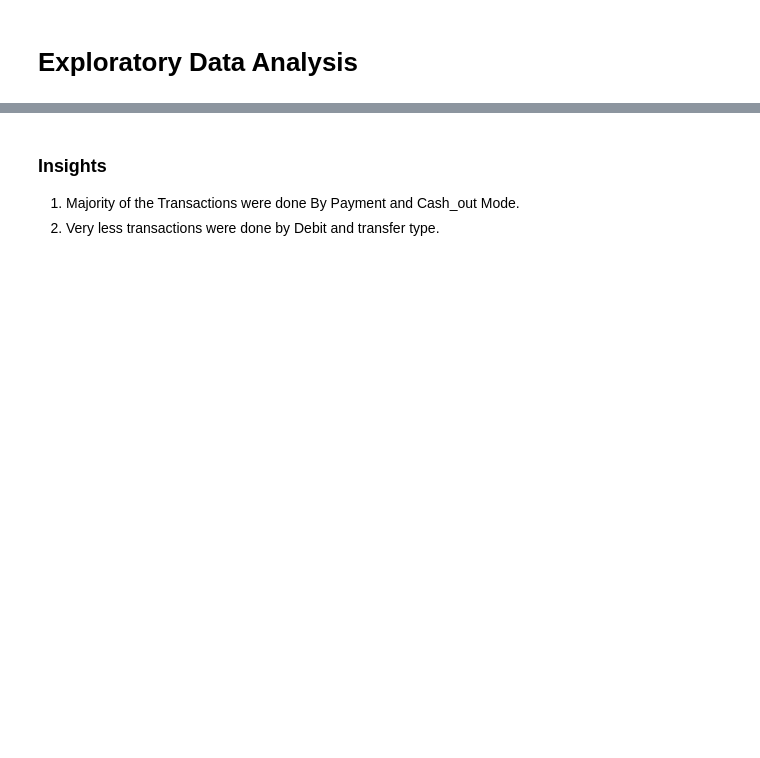
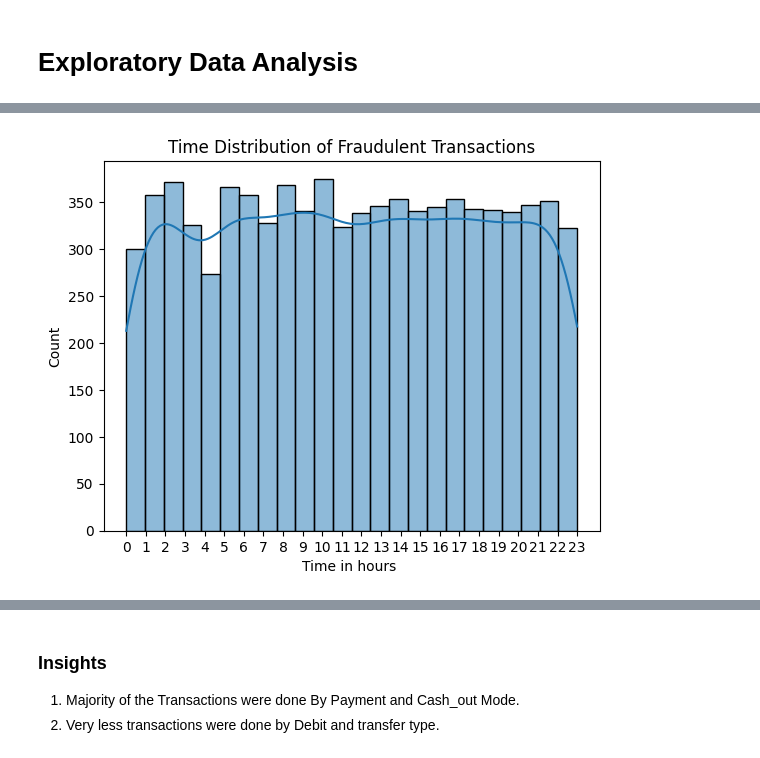
Before and after one commit to adin11/online-payment-fraud-detection-system, a Jupyter notebook: model.ipynb, the cells around one changed output, grey strips where cells are left out. Saved outputs shown, nothing was run; the diff lists cells and outputs as text; code cells hidden in the pictures; blank space fills up the shorter version.

```diff
--- a/model.ipynb
+++ b/model.ipynb
@@ -115,3 +220,14 @@ categorical_columns
+# %%
+fraud_df = df[df['isFraud'] == 1]
+
+sns.histplot(data=fraud_df, x='time', bins=24, kde=True)  # Using 24 bins for 24 hours
+
+plt.xlabel("Time in hours ")
+plt.title("Time Distribution of Fraudulent Transactions")
+plt.xticks(range(0, 24))  # Show all 24 hours on x-axis
+plt.show()
+# %% [output]
+[figure, added]
 # %%
 transaction_count = df.groupby('transaction_type')['isFraud'].count().reset_index(name='no of transactions') \
    .sort_values(by='no of transactions',ascending=False)
```
Also changed, not shown: parts of 58 cells of this notebook, 4 other files.
